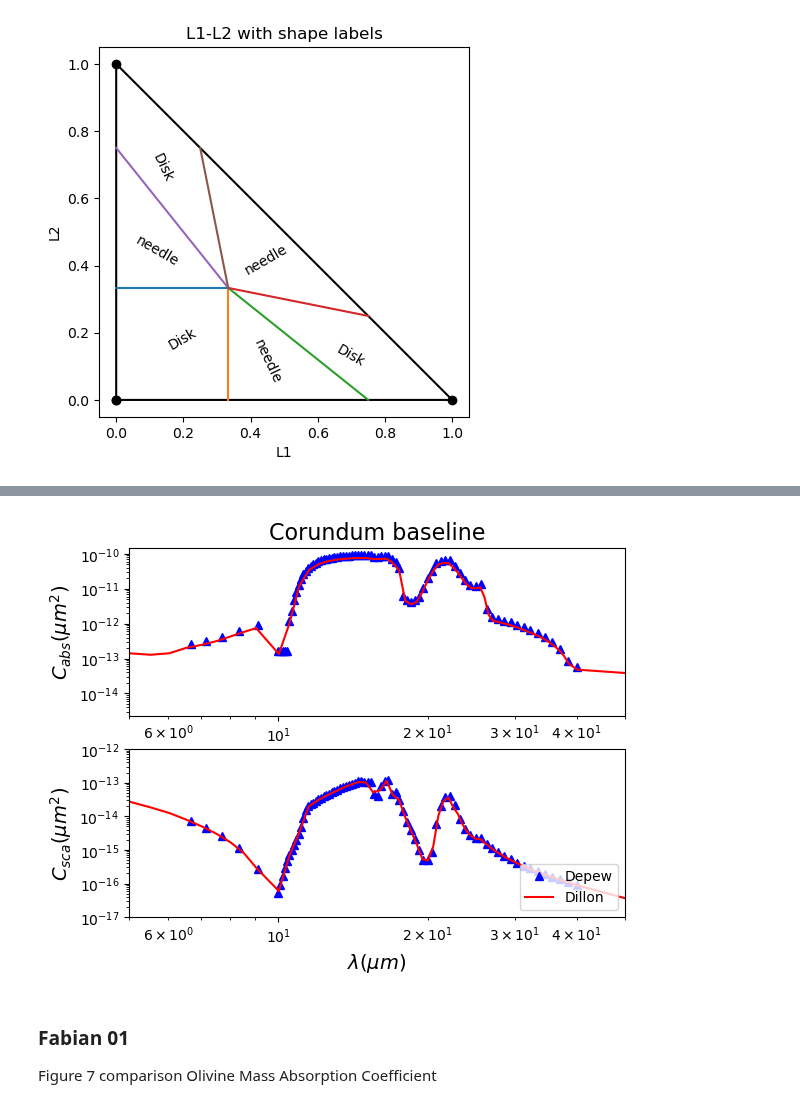
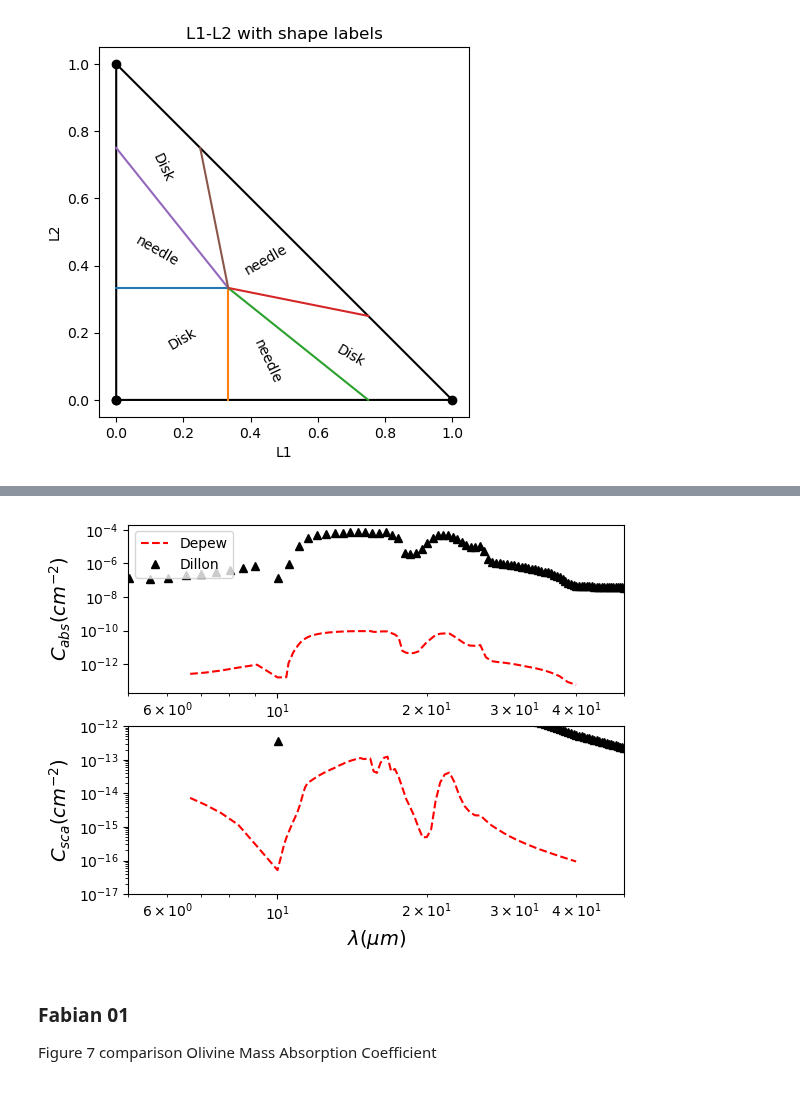
Before and after one commit to astroseandillon/Sean-Dusty, a Jupyter notebook: plot factory.ipynb, the cells around one changed output, grey strips where cells are left out. Saved outputs shown, nothing was run; the diff lists cells and outputs as text; code cells hidden in the pictures.

```diff
--- a/plot factory.ipynb
+++ b/plot factory.ipynb
@@ -102,42 +104,43 @@ plt.show()
 # %%
 
 x1, y1, z1 = np.loadtxt('Corundum_cde_depewversion.dat', unpack=True,skiprows=3)  #baseline for comparison
 x2, y2, z2 = np.loadtxt('CorundumCDE.dat', unpack=True)                           #what we made
 
 v_avg = 3.227383793642055e-05
-
-y2 = y2*v_avg/30
+# v_avg = (4./3.)*np.pi*(0.1**3)
+rho = 3.33 # density in g um**-3
+# y2 = y2/(v_avg*rho)
 #not sure why i have this scaling factor??? but it works???
 
-z2 = z2*v_avg*5
+# z2 = z2/(v_avg*rho)**2
 
 title = 'Corundum baseline'
 fig, ax = plt.subplots(2,1)
 
 ax[0].set(xscale='log', yscale='log')
 ax[1].set(xscale='log', yscale='log')
 
-ax[0].set_title(title, fontsize=16)
+# ax[0].set_title(title, fontsize=16)
 ax[1].set_xlabel(r'$\lambda (\mu m)$', fontsize=14)
-ax[0].set_ylabel(r'$C_{abs} (\mu m^2)$', fontsize=14)
-ax[1].set_ylabel(r'$C_{sca} (\mu m^2)$', fontsize=14)
+ax[0].set_ylabel(r'$C_{abs} (cm^{-2})$', fontsize=14)
+ax[1].set_ylabel(r'$C_{sca} (cm^{-2})$', fontsize=14)
 #Cabs is on ax[0], Csca is on ax[1]
 ax[0].set_xlim(5,50)
 ax[1].set_xlim(5,50)
 ax[1].set_ylim(1e-17, 1e-12)
-ax[0].plot(x1, y1, 'b^', label='Depew')
-ax[0].plot(x2, y2, 'r', label='Dillon')
-ax[1].plot(x1, z1, 'b^', label='Depew')
-ax[1].plot(x2, z2, 'r', label='Dillon')
+ax[0].plot(x1, y1, 'r--', label='Depew')
+ax[0].plot(x2, y2, 'k^', label='Dillon')
+ax[1].plot(x1, z1, 'r--', label='Depew')
+ax[1].plot(x2, z2, 'k^', label='Dillon')
 
 
-ax[1].legend(loc='lower right')
+ax[0].legend(loc='upper left')
 
 # plt.savefig("C:/UTSA/Research/AAS246/{}.png".format(title))
-# plt.savefig(fd+"{}.png".format(title))
+plt.savefig(fd+"{}.png".format(title))
 plt.show()
 # %% [output]
-[figure, old version]
+[figure, new version]
 # %% [markdown]
 ### Fabian 01
 
```
Also changed, not shown: parts of 5 cells of this notebook, 14 other files.
